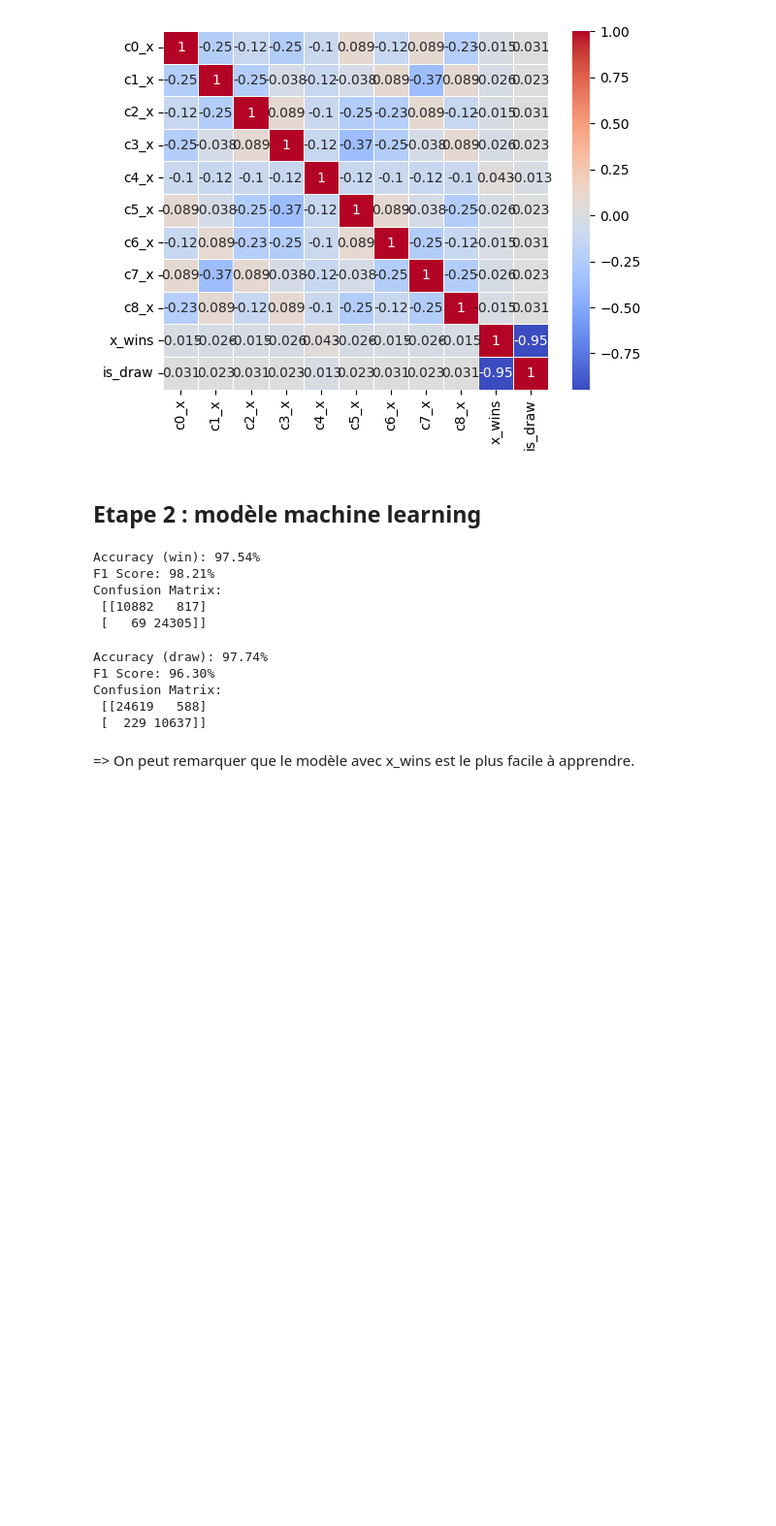
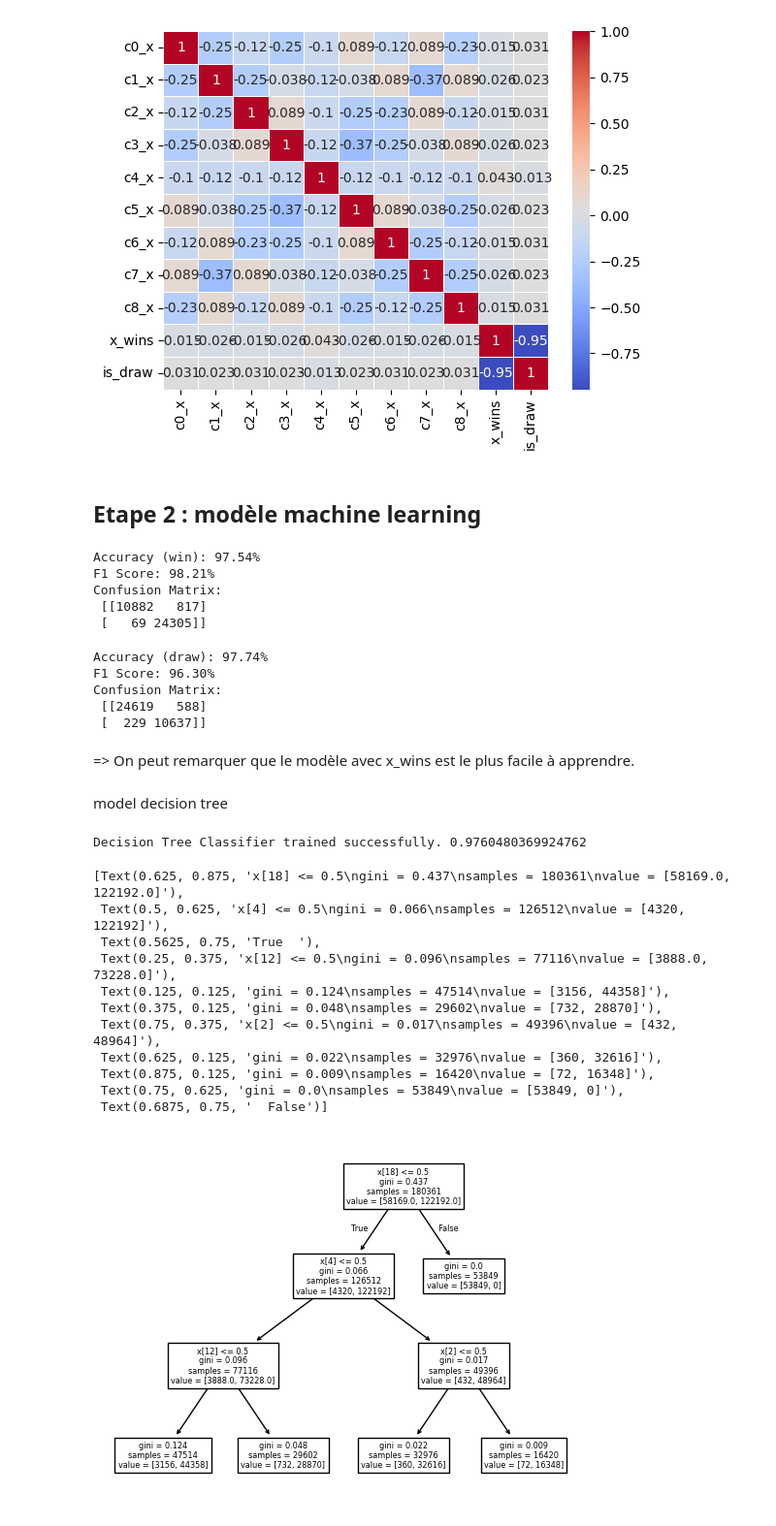
Before and after one commit to incognito-group/ml-exam-m1, a Jupyter notebook: eda.ipynb, the cells around one changed output. Shown at 97% size. Drawn from its saved outputs; the diff is of its cells as text; code cells hidden in the pictures; blank space fills up the shorter version.

```diff
--- a/eda.ipynb
+++ b/eda.ipynb
@@ -125,3 +125,26 @@ Confusion Matrix:
  [  229 10637]]
 # %% [markdown]
 => On peut remarquer que le modèle avec x_wins est le plus facile à apprendre.
+# %% [markdown]
+model decision tree
+# %%
+from sklearn import tree
+clf = tree.DecisionTreeClassifier(max_depth=3)
+clf = clf.fit(X, Y)
+
+print("Decision Tree Classifier trained successfully.", clf.score(X, Y))
+tree.plot_tree(clf)
+# %% [output]
+Decision Tree Classifier trained successfully. 0.9760480369924762
+[Text(0.625, 0.875, 'x[18] <= 0.5\ngini = 0.437\nsamples = 180361\nvalue = [58169.0, 122192.0]'),
+ Text(0.5, 0.625, 'x[4] <= 0.5\ngini = 0.066\nsamples = 126512\nvalue = [4320, 122192]'),
+ Text(0.5625, 0.75, 'True  '),
+ Text(0.25, 0.375, 'x[12] <= 0.5\ngini = 0.096\nsamples = 77116\nvalue = [3888.0, 73228.0]'),
+ Text(0.125, 0.125, 'gini = 0.124\nsamples = 47514\nvalue = [3156, 44358]'),
+ Text(0.375, 0.125, 'gini = 0.048\nsamples = 29602\nvalue = [732, 28870]'),
+ Text(0.75, 0.375, 'x[2] <= 0.5\ngini = 0.017\nsamples = 49396\nvalue = [432, 48964]'),
+ Text(0.625, 0.125, 'gini = 0.022\nsamples = 32976\nvalue = [360, 32616]'),
+ Text(0.875, 0.125, 'gini = 0.009\nsamples = 16420\nvalue = [72, 16348]'),
+ Text(0.75, 0.625, 'gini = 0.0\nsamples = 53849\nvalue = [53849, 0]'),
+ Text(0.6875, 0.75, '  False')]
+[figure, added]
```
Also changed, not shown: parts of 5 cells of this notebook.
